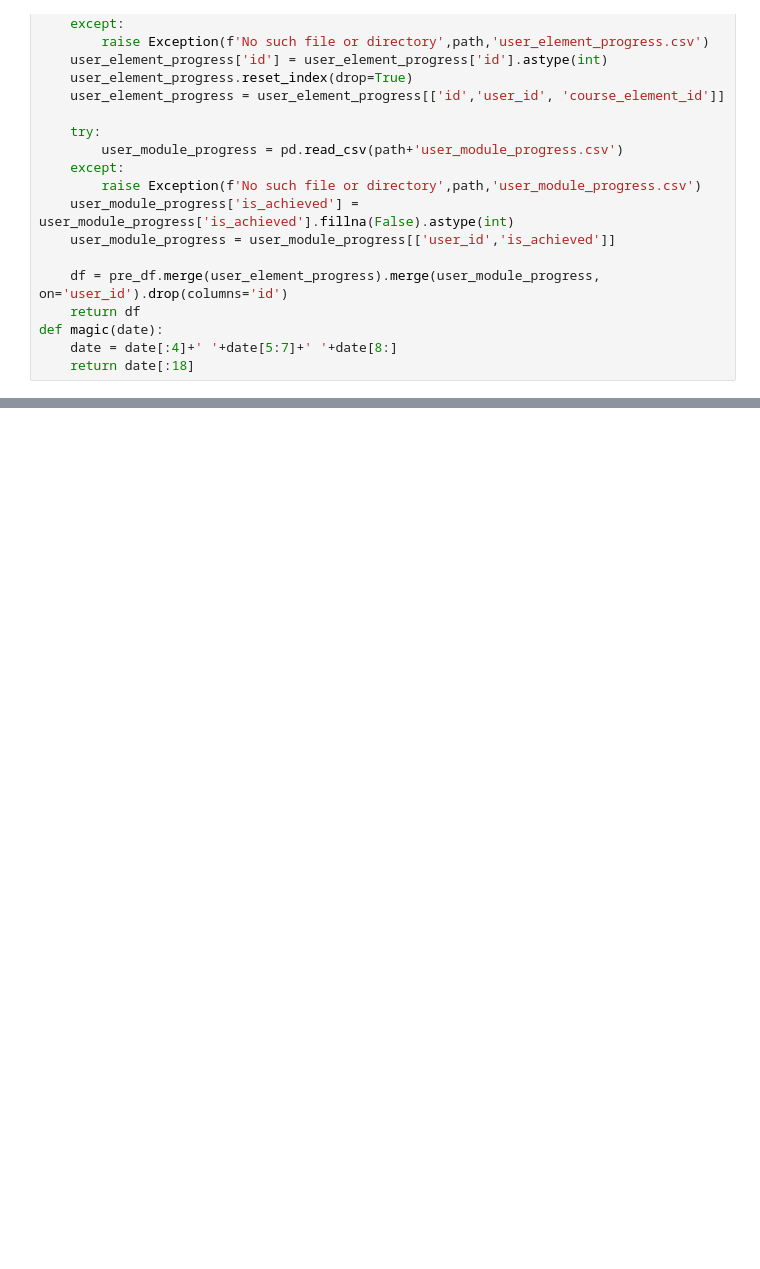
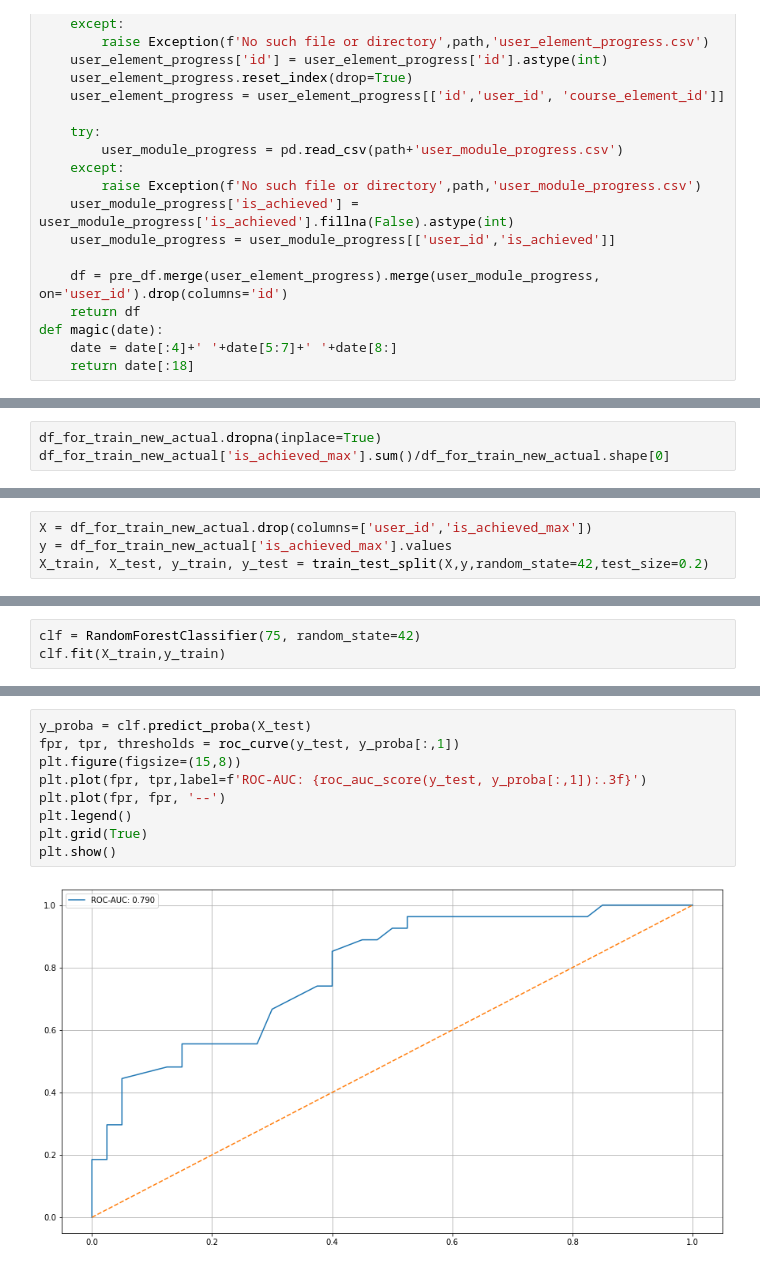
Before and after one commit to deethereal/Sirius_project, a Jupyter notebook: classificcator.ipynb, the cells around one changed output, grey strips where cells are left out. Drawn from its saved outputs; the diff is of its cells as text; blank space fills up the shorter version.

```diff
--- a/classificcator.ipynb
+++ b/classificcator.ipynb
@@ -270,0 +180,3 @@ metrics.to_csv('metrics.csv')
+# %%
+df_for_train_new_actual.dropna(inplace=True)
+df_for_train_new_actual['is_achieved_max'].sum()/df_for_train_new_actual.shape[0]
@@ -270,0 +185,4 @@ metrics.to_csv('metrics.csv')
+# %%
+X = df_for_train_new_actual.drop(columns=['user_id','is_achieved_max'])
+y = df_for_train_new_actual['is_achieved_max'].values
+X_train, X_test, y_train, y_test = train_test_split(X,y,random_state=42,test_size=0.2)
@@ -270,0 +202,3 @@ metrics.to_csv('metrics.csv')
+# %%
+clf = RandomForestClassifier(75, random_state=42)
+clf.fit(X_train,y_train)
@@ -270,0 +213,11 @@ metrics.to_csv('metrics.csv')
+# %%
+y_proba = clf.predict_proba(X_test)
+fpr, tpr, thresholds = roc_curve(y_test, y_proba[:,1])
+plt.figure(figsize=(15,8))
+plt.plot(fpr, tpr,label=f'ROC-AUC: {roc_auc_score(y_test, y_proba[:,1]):.3f}')
+plt.plot(fpr, fpr, '--')
+plt.legend()
+plt.grid(True)
+plt.show()
+# %% [output]
+[figure, added]
```
Also changed, not shown: parts of 43 cells of this notebook, 1 other file.
